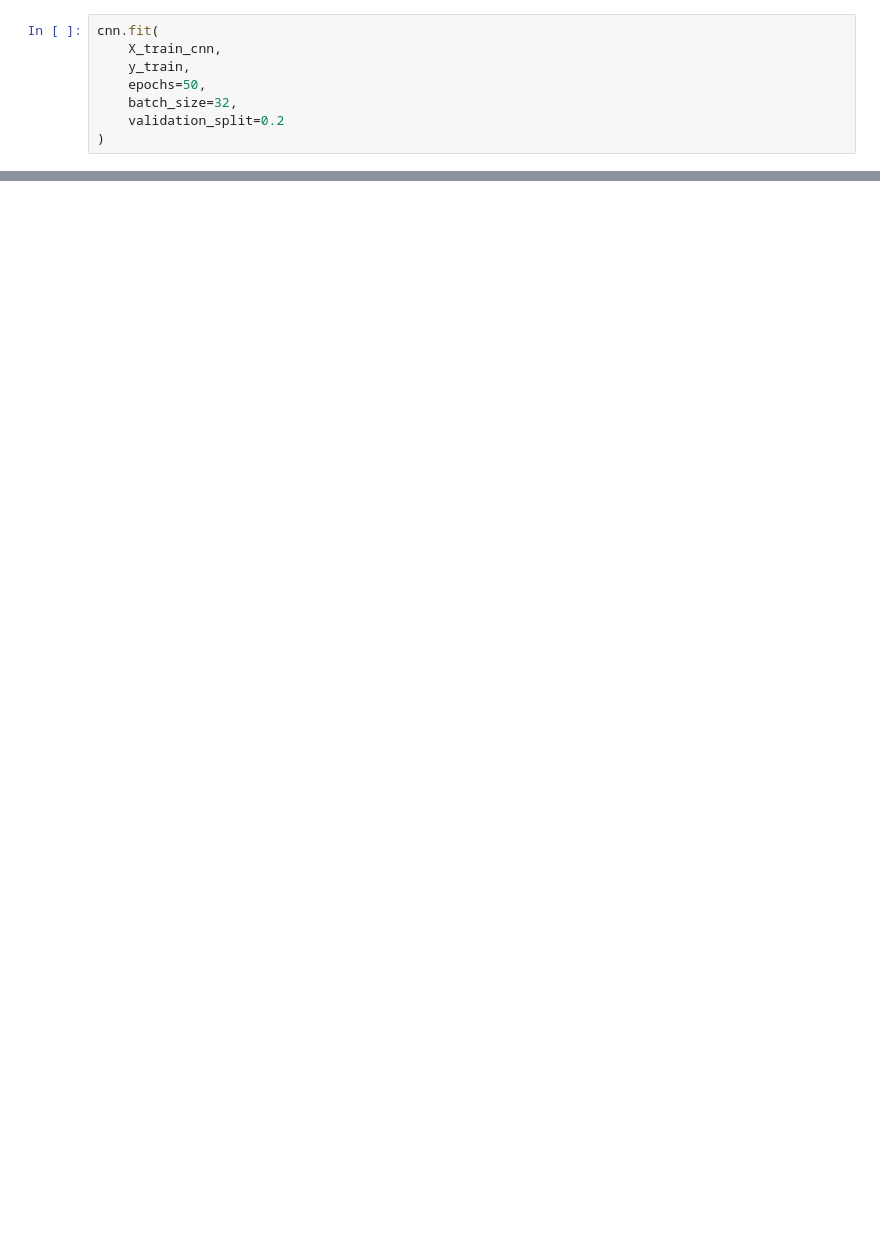
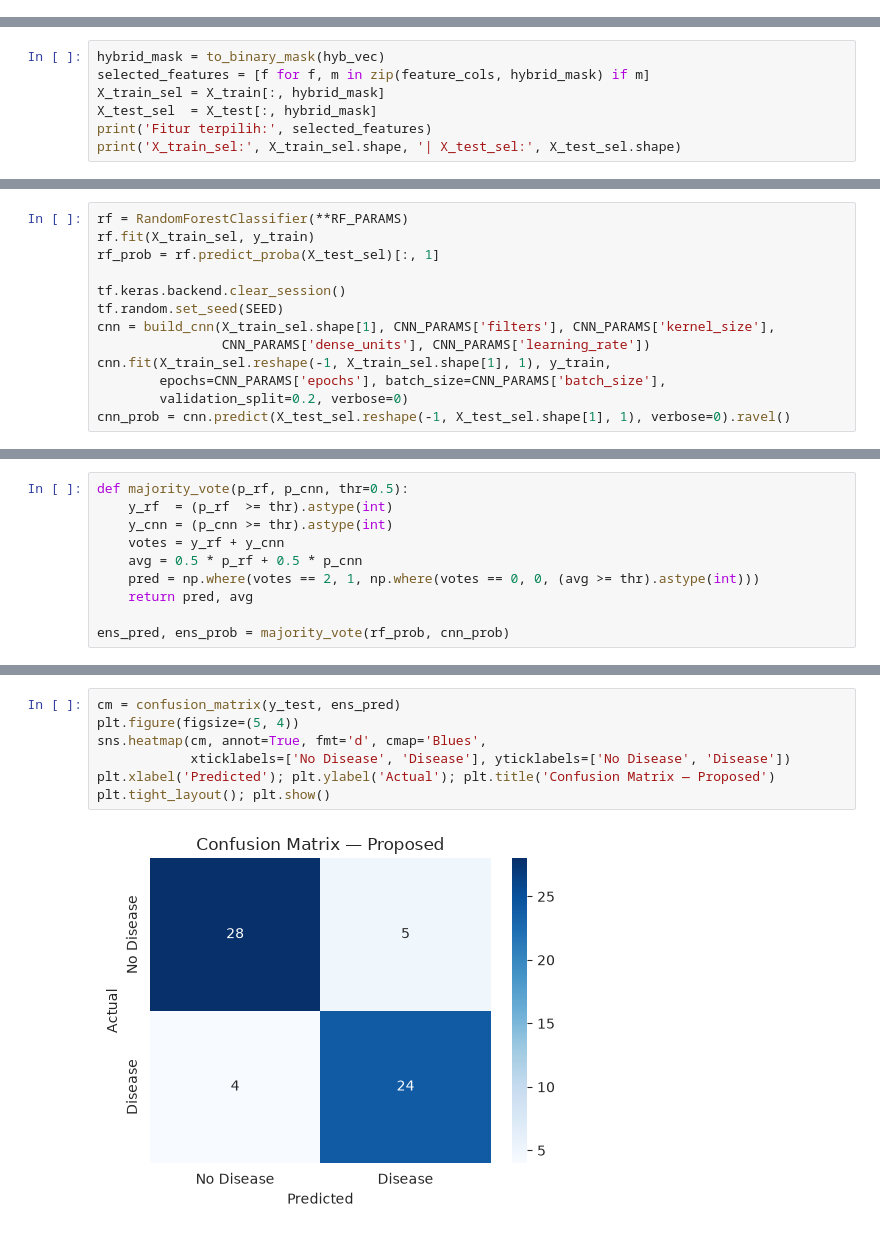
Before and after one commit to marcoyap41/heart-disease-prediction, a Jupyter notebook: main.ipynb, the cells around one changed output, grey strips where cells are left out. Drawn from its saved outputs; the diff is of its cells as text; blank space fills up the shorter version.

```diff
--- a/main.ipynb
+++ b/main.ipynb
@@ -681,8 +0,0 @@ X_test_cnn = X_test.reshape(
-# %%
-cnn.fit(
-    X_train_cnn,
-    y_train,
-    epochs=50,
-    batch_size=32,
-    validation_split=0.2
-)
@@ -1004,0 +350,7 @@ weighted avg       0.87      0.87      0.87        61
+# %%
+hybrid_mask = to_binary_mask(hyb_vec)
+selected_features = [f for f, m in zip(feature_cols, hybrid_mask) if m]
+X_train_sel = X_train[:, hybrid_mask]
+X_test_sel  = X_test[:, hybrid_mask]
+print('Fitur terpilih:', selected_features)
+print('X_train_sel:', X_train_sel.shape, '| X_test_sel:', X_test_sel.shape)
@@ -1004,0 +431,13 @@ weighted avg       0.87      0.87      0.87        61
+# %%
+rf = RandomForestClassifier(**RF_PARAMS)
+rf.fit(X_train_sel, y_train)
+rf_prob = rf.predict_proba(X_test_sel)[:, 1]
+
+tf.keras.backend.clear_session()
+tf.random.set_seed(SEED)
+cnn = build_cnn(X_train_sel.shape[1], CNN_PARAMS['filters'], CNN_PARAMS['kernel_size'],
+                CNN_PARAMS['dense_units'], CNN_PARAMS['learning_rate'])
+cnn.fit(X_train_sel.reshape(-1, X_train_sel.shape[1], 1), y_train,
+        epochs=CNN_PARAMS['epochs'], batch_size=CNN_PARAMS['batch_size'],
+        validation_split=0.2, verbose=0)
+cnn_prob = cnn.predict(X_test_sel.reshape(-1, X_test_sel.shape[1], 1), verbose=0).ravel()
@@ -1004,0 +453,10 @@ weighted avg       0.87      0.87      0.87        61
+# %%
+def majority_vote(p_rf, p_cnn, thr=0.5):
+    y_rf  = (p_rf  >= thr).astype(int)
+    y_cnn = (p_cnn >= thr).astype(int)
+    votes = y_rf + y_cnn
+    avg = 0.5 * p_rf + 0.5 * p_cnn
+    pred = np.where(votes == 2, 1, np.where(votes == 0, 0, (avg >= thr).astype(int)))
+    return pred, avg
+
+ens_pred, ens_prob = majority_vote(rf_prob, cnn_prob)
@@ -1004,0 +490,9 @@ weighted avg       0.87      0.87      0.87        61
+# %%
+cm = confusion_matrix(y_test, ens_pred)
+plt.figure(figsize=(5, 4))
+sns.heatmap(cm, annot=True, fmt='d', cmap='Blues',
+            xticklabels=['No Disease', 'Disease'], yticklabels=['No Disease', 'Disease'])
+plt.xlabel('Predicted'); plt.ylabel('Actual'); plt.title('Confusion Matrix — Proposed')
+plt.tight_layout(); plt.show()
+# %% [output]
+[figure, added]
```
Also changed, not shown: parts of 88 cells of this notebook.
